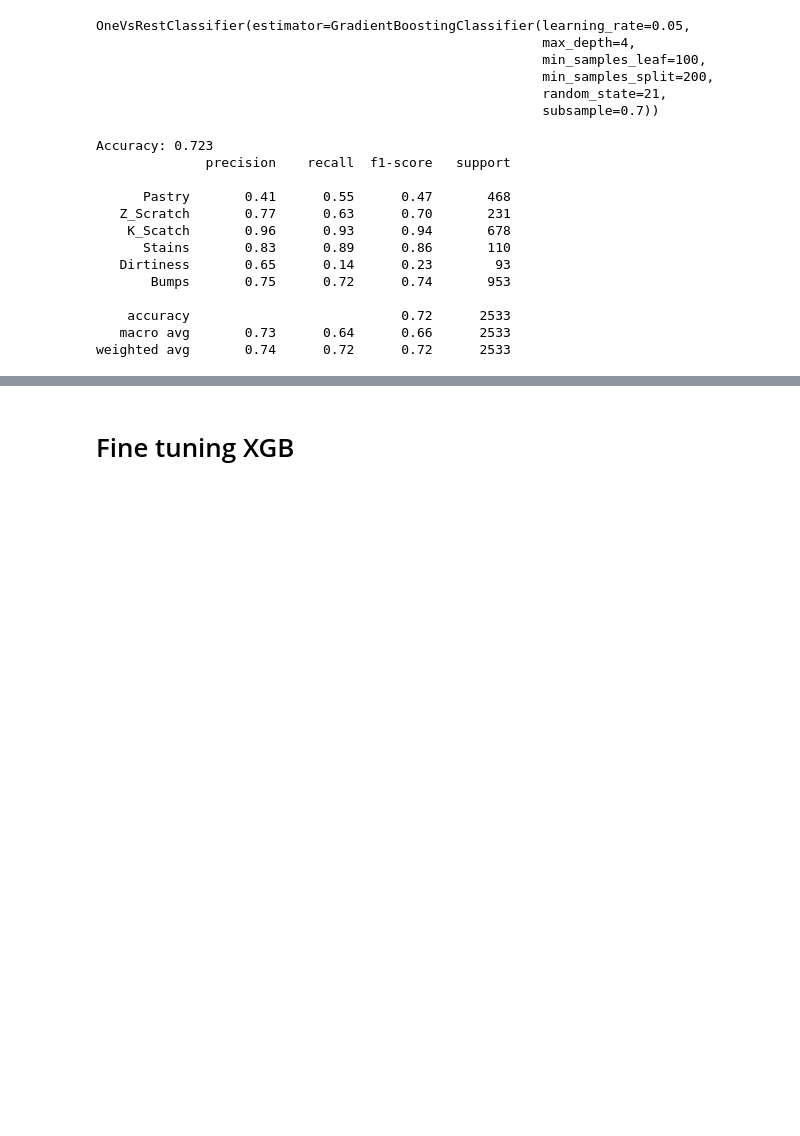
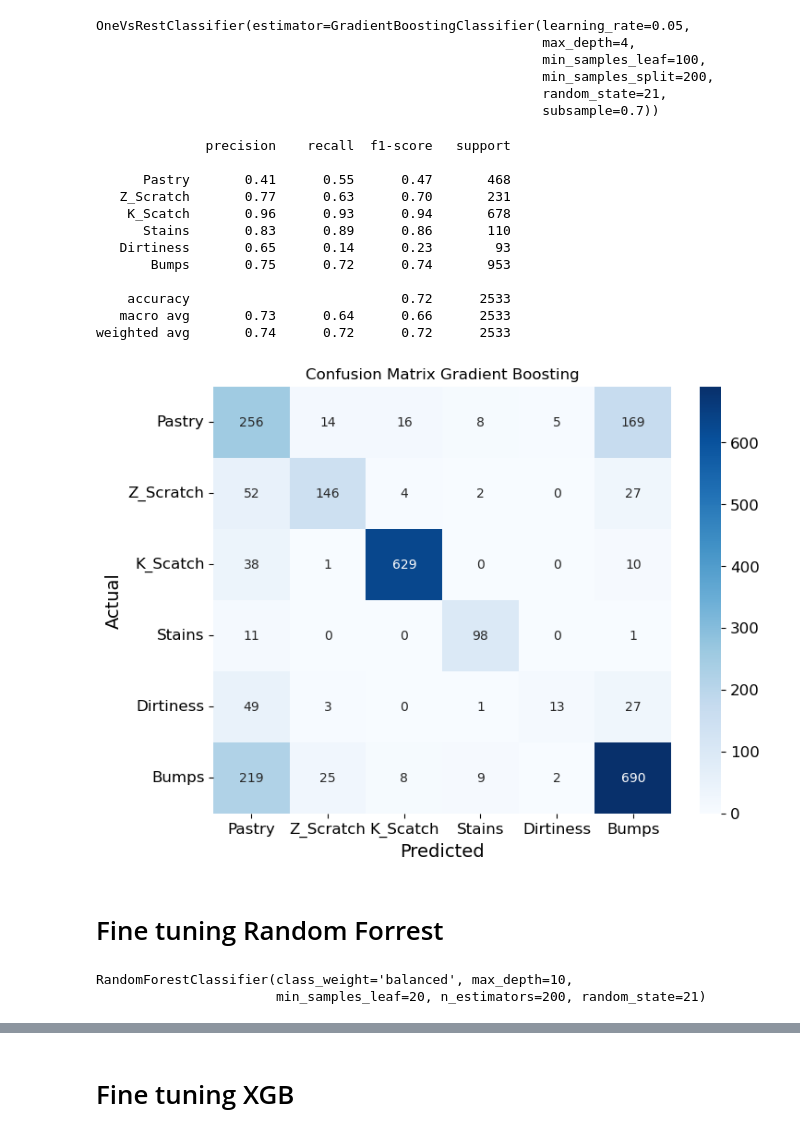
Before and after one commit to Hakonimatata/MachineLearning, a Jupyter notebook: Assignment_1/Assignment1.ipynb, the cells around one changed output, grey strips where cells are left out. Drawn from its saved outputs; the diff is of its cells as text; code cells hidden in the pictures; blank space fills up the shorter version.

```diff
--- a/Assignment_1/Assignment1.ipynb
+++ b/Assignment_1/Assignment1.ipynb
@@ -407,21 +417,22 @@ class FeatureModifier(BaseEstimator, TransformerMixin):
         return X_transformed
 # %%
 # Get modified attributes
-feature_modifier = FeatureModifier( merge_targets=True,
-                                    drop_other_faults=True,
+feature_modifier = FeatureModifier(
+    merge_targets=True,
+    drop_other_faults=True,
 
-                                    # Extra features
-                                    add_length_over_thickness = True,
-                                    add_length = True,
-                                    add_total_perimeter=True,
+    # Extra features
+    add_length_over_thickness = True,
+    add_length = True,
+    add_total_perimeter=True,
 
-                                    # Set to true to exclude
-                                    Pastry=False,
-                                    Dirtiness=False,
-                                    Bumps=False
-                                    )
+    # Set to true to exclude
+    Pastry=False,
+    Dirtiness=False,
+    Bumps=False
+)
+
 data_modified_attribs = feature_modifier.transform(raw_data)
-
 
 # Update new target and features
 targets = [col for col in data_modified_attribs.columns if col in initial_targets]
@@ -509,7 +522,7 @@ xgb: F1-score: 0.670     Cross Val F1-score: 0.737 ± 0.028
 # %% [markdown]
 # Fine tuning Gradient Boosting
 # %%
-# Perform a grid seach
+# Perform a randomized search for the best hyperparameters
 
 gb_clf = GradientBoostingClassifier()
 
@@ -522,17 +535,25 @@ param_dist = {
     "subsample": [0.7, 0.8, 0.9]
 }
 
-random_search = RandomizedSearchCV(gb_clf, param_distributions=param_dist, n_iter=20, cv=5, scoring="accuracy", random_state=21)
+random_search = RandomizedSearchCV(gb_clf, param_distributions=param_dist, n_iter=20, cv=5, scoring="f1_weighted", random_state=21)
 random_search_OvA = OneVsRestClassifier(random_search)
 
 random_search_OvA.fit(X_train, y_train)
 
 print("Best parameters:", random_search.best_params_)
 # %%
-# Train the model
+gb_best_params = {
+    'subsample': 0.7,
+    'n_estimators': 100,
+    'min_samples_split': 200,
+    'min_samples_leaf': 100,
+    'max_depth': 4,
+    'learning_rate': 0.05,
+    'random_state': 21
+}
 
 # Init GradientBoostingClassifier
-gradient_boosting_clf = GradientBoostingClassifier(subsample=0.7, n_estimators=100, min_samples_split=200, min_samples_leaf=100, max_depth=4, learning_rate=0.05, random_state=21)
+gradient_boosting_clf = GradientBoostingClassifier(**gb_best_params)
 
 # Create one vs rest for it to work with multiple classes
 gradient_boosting_clf_OvA = OneVsRestClassifier(gradient_boosting_clf)
@@ -550,9 +571,8 @@ OneVsRestClassifier(estimator=GradientBoostingClassifier(learning_rate=0.05,
 # Predict
 y_pred_gb = gradient_boosting_clf_OvA.predict(X_test)
 
-print_accuracy(y_pred_gb, y_test)
+print_score(y_pred_gb, y_test)
 # %% [output]
-Accuracy: 0.723
               precision    recall  f1-score   support
 
       Pastry       0.41      0.55      0.47       468
@@ -565,3 +585,9 @@ Accuracy: 0.723
     accuracy                           0.72      2533
    macro avg       0.73      0.64      0.66      2533
 weighted avg       0.74      0.72      0.72      2533
+# %%
+plot_confusion_matrix(y_test, y_pred_gb, targets, title="Confusion Matrix Gradient Boosting")
+# %% [output]
+[figure, added]
+# %% [markdown]
+# Fine tuning Random Forrest
@@ -567,0 +609,19 @@ weighted avg       0.74      0.72      0.72      2533
+# %%
+rf_best_params = {
+    'n_estimators': 200,
+    'max_features': 'sqrt',
+    'max_depth': 10,
+    'min_samples_split': 2,
+    'min_samples_leaf': 20,
+    'class_weight': 'balanced',
+    'random_state': 21
+}
+
+# Init random forrest
+random_forrest_clf = RandomForestClassifier(**rf_best_params)
+
+# Train the model
+random_forrest_clf.fit(X_train, y_train)
+# %% [output]
+RandomForestClassifier(class_weight='balanced', max_depth=10,
+                       min_samples_leaf=20, n_estimators=200, random_state=21)
```
Also changed, not shown: parts of 29 cells of this notebook.
